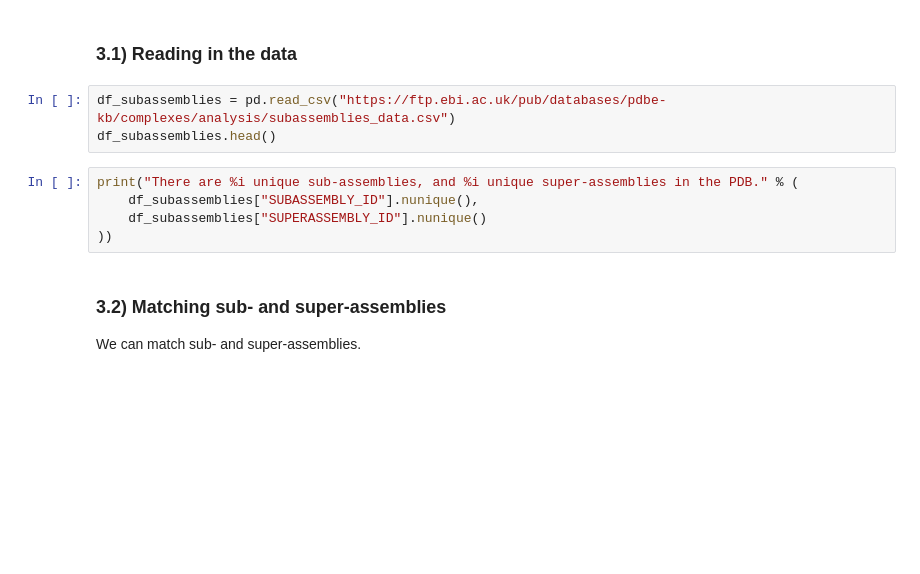
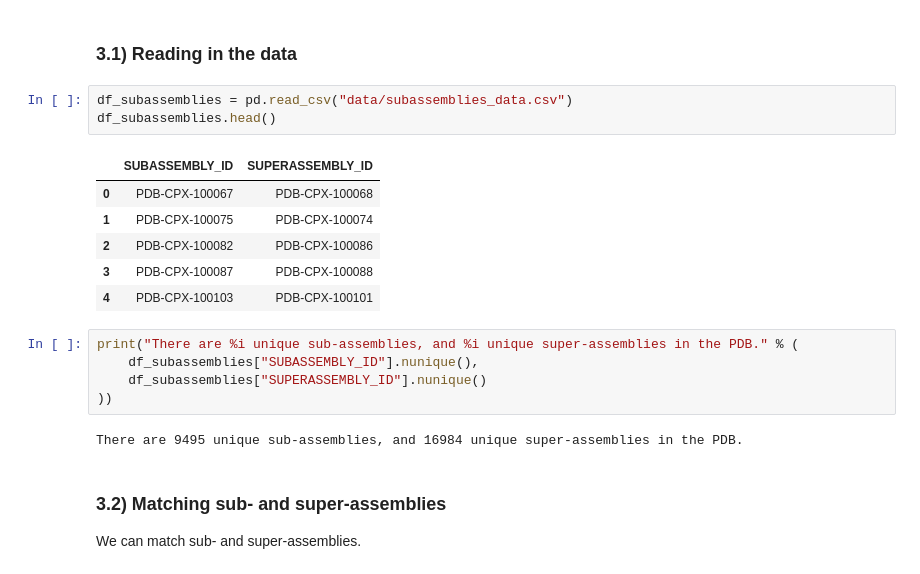
Before and after one commit to PDBe-KB/pdbe-assemblies-analysis, a Jupyter notebook: assemblies_analysis.ipynb, the cells around one changed output. Cells and saved outputs as stored; diff of their text form; blank space fills up the shorter version.

```diff
--- a/assemblies_analysis.ipynb
+++ b/assemblies_analysis.ipynb
@@ -702,13 +947,22 @@ We define sub- and super-assembly using the composition and stoichiometry data.
 # %% [markdown]
 ### 3.1) Reading in the data
 # %%
-df_subassemblies = pd.read_csv("https://ftp.ebi.ac.uk/pub/databases/pdbe-kb/complexes/analysis/subassemblies_data.csv")
+df_subassemblies = pd.read_csv("data/subassemblies_data.csv")
 df_subassemblies.head()
+# %% [output]
+|  | SUBASSEMBLY_ID | SUPERASSEMBLY_ID |
+| 0 | PDB-CPX-100067 | PDB-CPX-100068 |
+| 1 | PDB-CPX-100075 | PDB-CPX-100074 |
+| 2 | PDB-CPX-100082 | PDB-CPX-100086 |
+| 3 | PDB-CPX-100087 | PDB-CPX-100088 |
+| 4 | PDB-CPX-100103 | PDB-CPX-100101 |
 # %%
 print("There are %i unique sub-assemblies, and %i unique super-assemblies in the PDB." % (
     df_subassemblies["SUBASSEMBLY_ID"].nunique(),
     df_subassemblies["SUPERASSEMBLY_ID"].nunique()
 ))
+# %% [output]
+There are 9495 unique sub-assemblies, and 16984 unique super-assemblies in the PDB.
 # %% [markdown]
 ### 3.2) Matching sub- and super-assemblies
 
```
Also changed, not shown: parts of 97 cells of this notebook.
